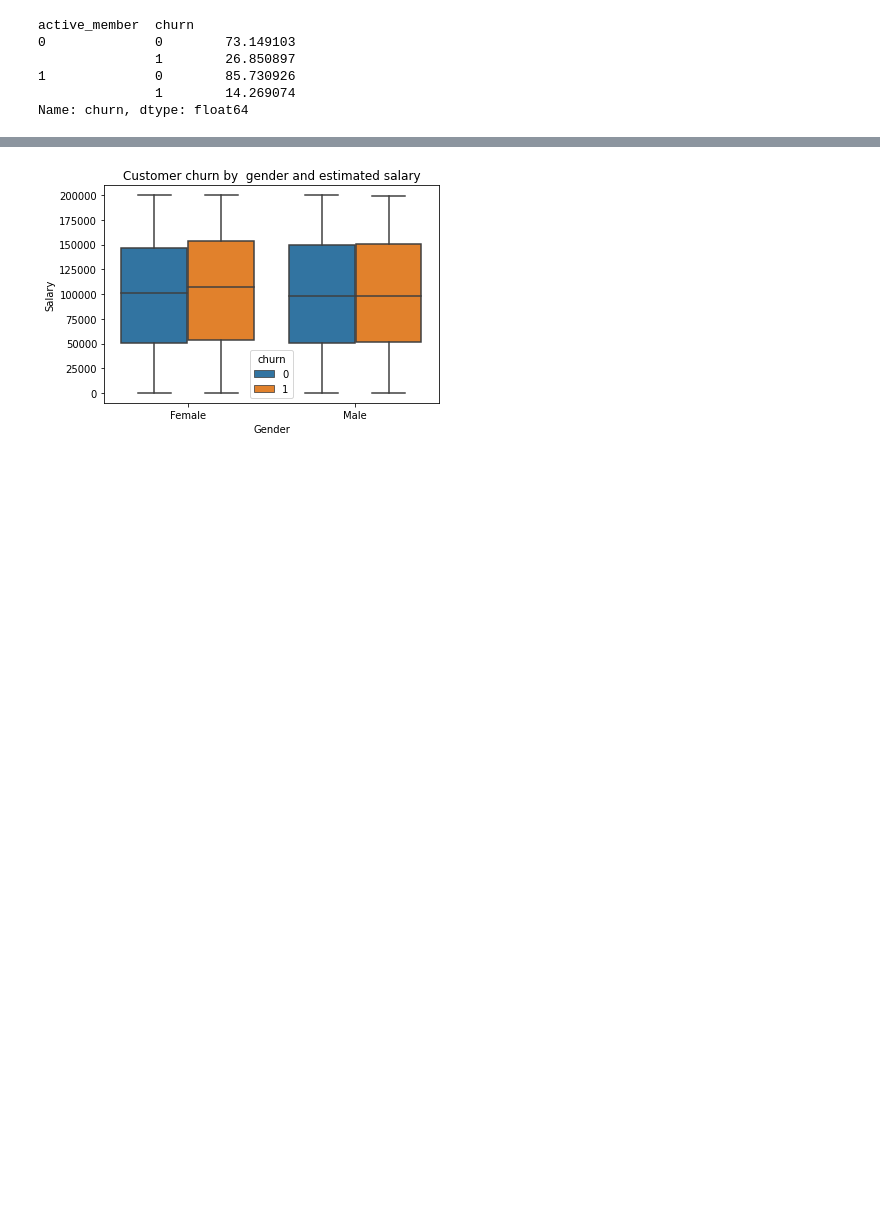
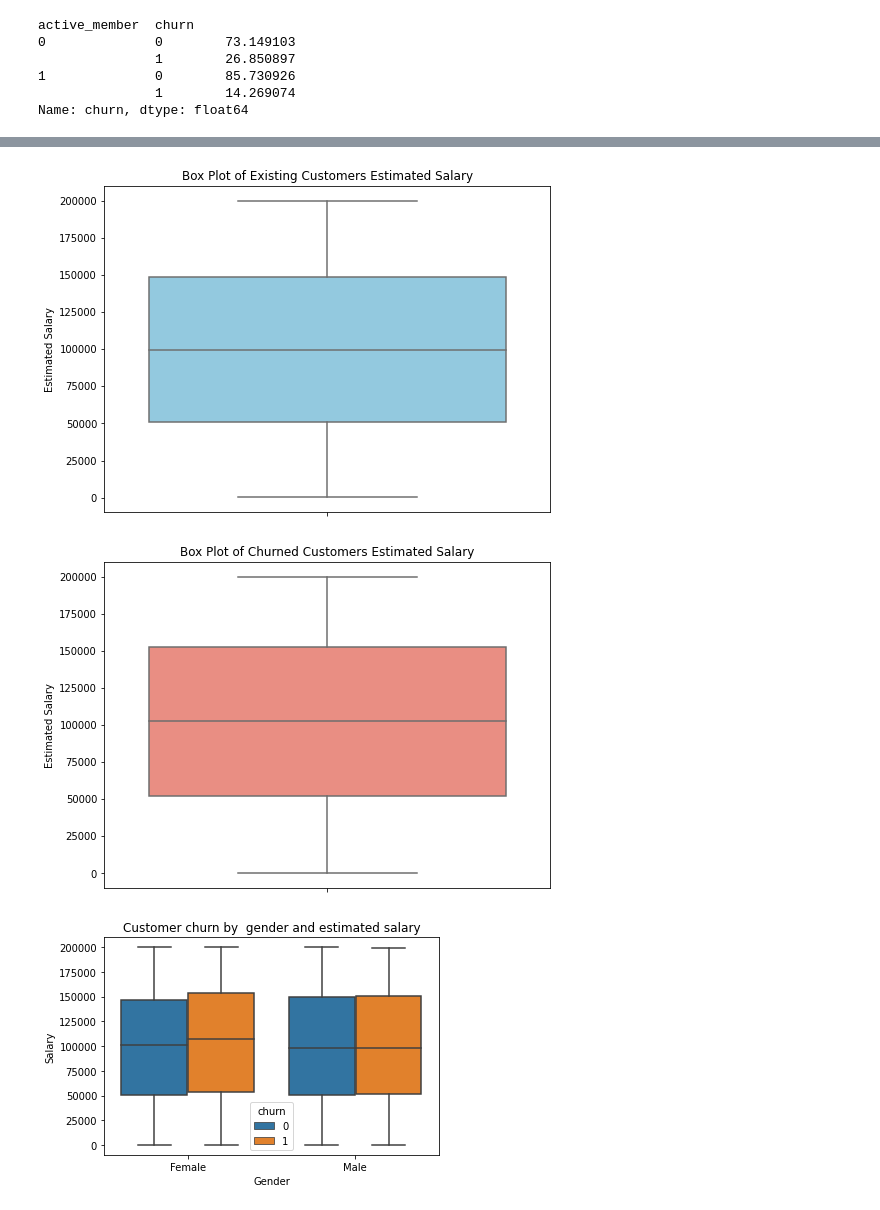
Before and after one commit to DimGiannouli/ds_customer_churn, a Jupyter notebook: xgb_model.ipynb, the cells around one changed output, grey strips where cells are left out. Drawn from its saved outputs; the diff is of its cells as text; code cells hidden in the pictures; blank space fills up the shorter version.

```diff
--- a/xgb_model.ipynb
+++ b/xgb_model.ipynb
@@ -155,3 +152,19 @@ plt.show()
+# %%
+# Box plots for 'estimated_salary' variable
+plt.figure(figsize=(8, 6))
+sns.boxplot(y='estimated_salary', data=df_churn[df_churn['churn']== 0], color='skyblue')
+plt.ylabel('Estimated Salary')
+plt.title('Box Plot of Existing Customers Estimated Salary')
+plt.show()
+
+plt.figure(figsize=(8, 6))
+sns.boxplot(y='estimated_salary', data=df_churn[df_churn['churn']== 1], color='salmon')
+plt.ylabel('Estimated Salary')
+plt.title('Box Plot of Churned Customers Estimated Salary')
+plt.show()
+# %% [output]
+[figure, added]
+[figure, added]
 # %%
 sns.boxplot(data=df_churn, x='gender', y='estimated_salary',hue='churn') # we realise that women who churn have slightly higher salary than men and women who haven't churned (a bit above 100,000)
 
```
Also changed, not shown: parts of 16 cells of this notebook, 1 other file.
